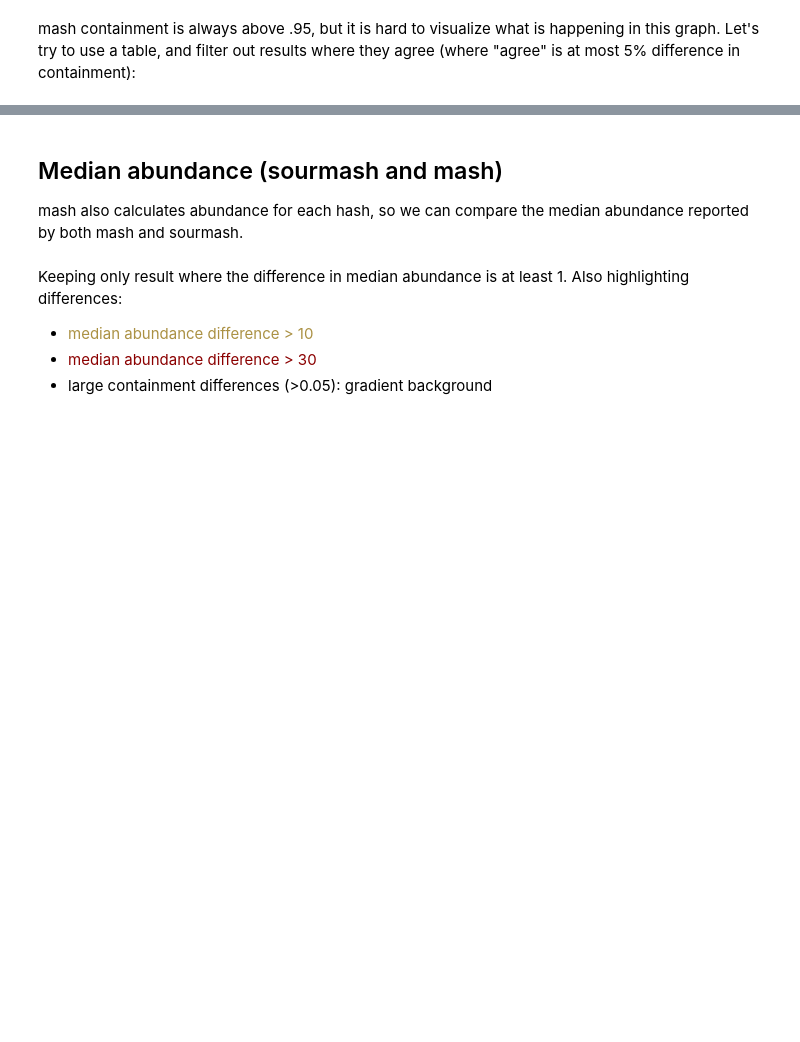
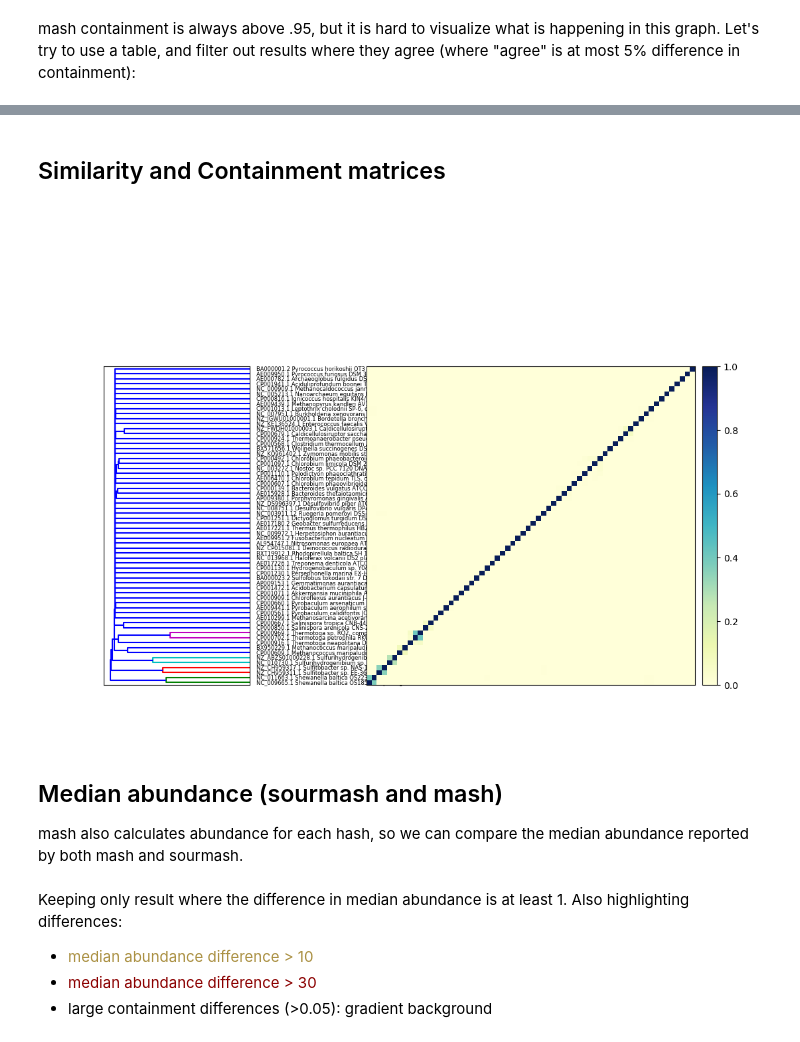
Before and after one commit to luizirber/phd, a Jupyter notebook: experiments/smol_gather/notebooks/analysis.ipynb, the cells around one changed output, grey strips where cells are left out. Drawn from its saved outputs; the diff is of its cells as text; code cells hidden in the pictures; blank space fills up the shorter version.

```diff
--- a/experiments/smol_gather/notebooks/analysis.ipynb
+++ b/experiments/smol_gather/notebooks/analysis.ipynb
@@ -116,3 +116,9 @@ with pd.option_context('display.max_rows', None, 'show_dimensions', True):
+# %% [markdown]
+## Similarity and Containment matrices
+# %%
+Image("../outputs/scaled_1000/similarity.dist.matrix.png")
+# %% [output]
+[figure, added]
 # %% [markdown]
 ## Median abundance (sourmash and mash)
 
```
Also changed, not shown: parts of 4 cells of this notebook, 1 other file.
